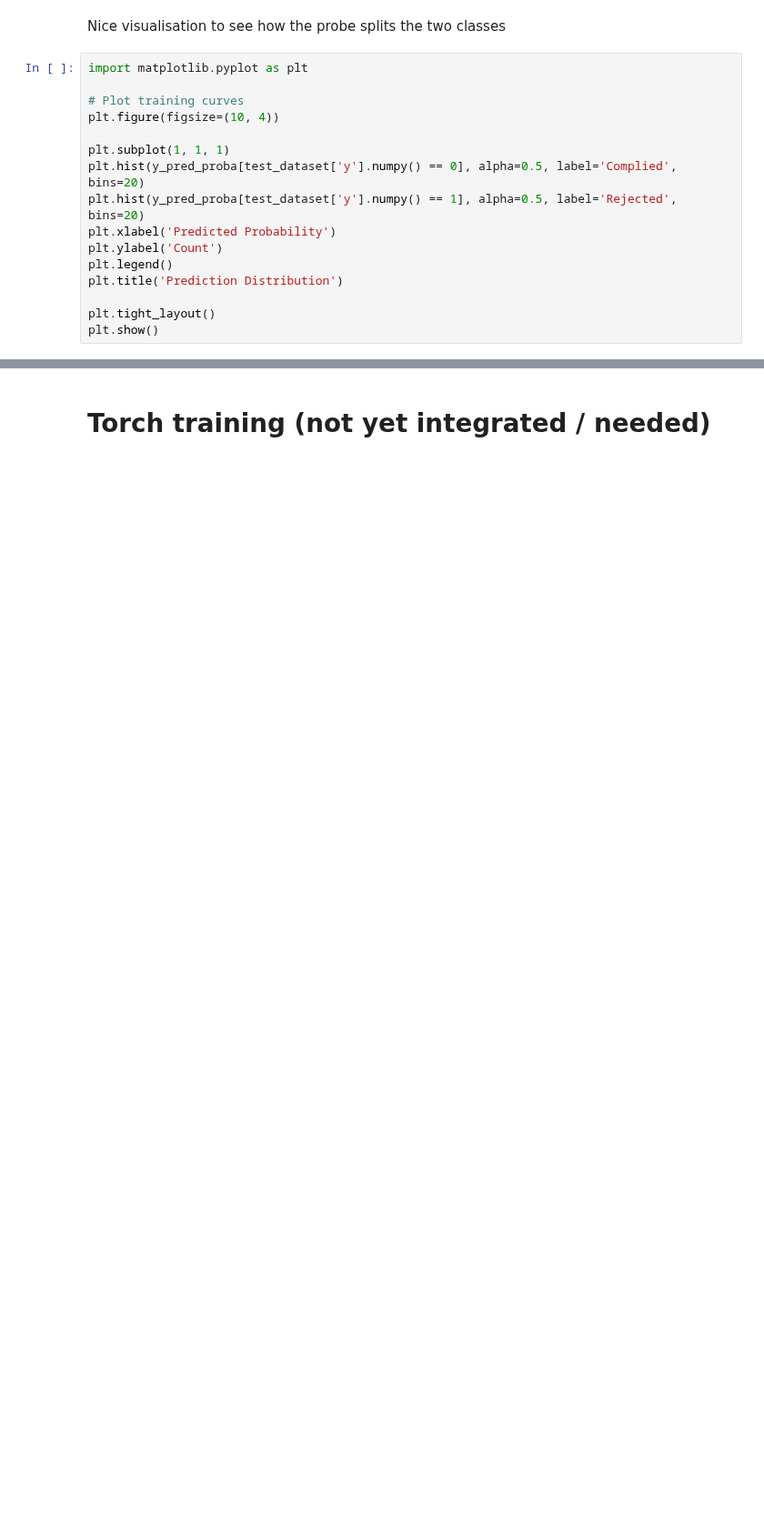
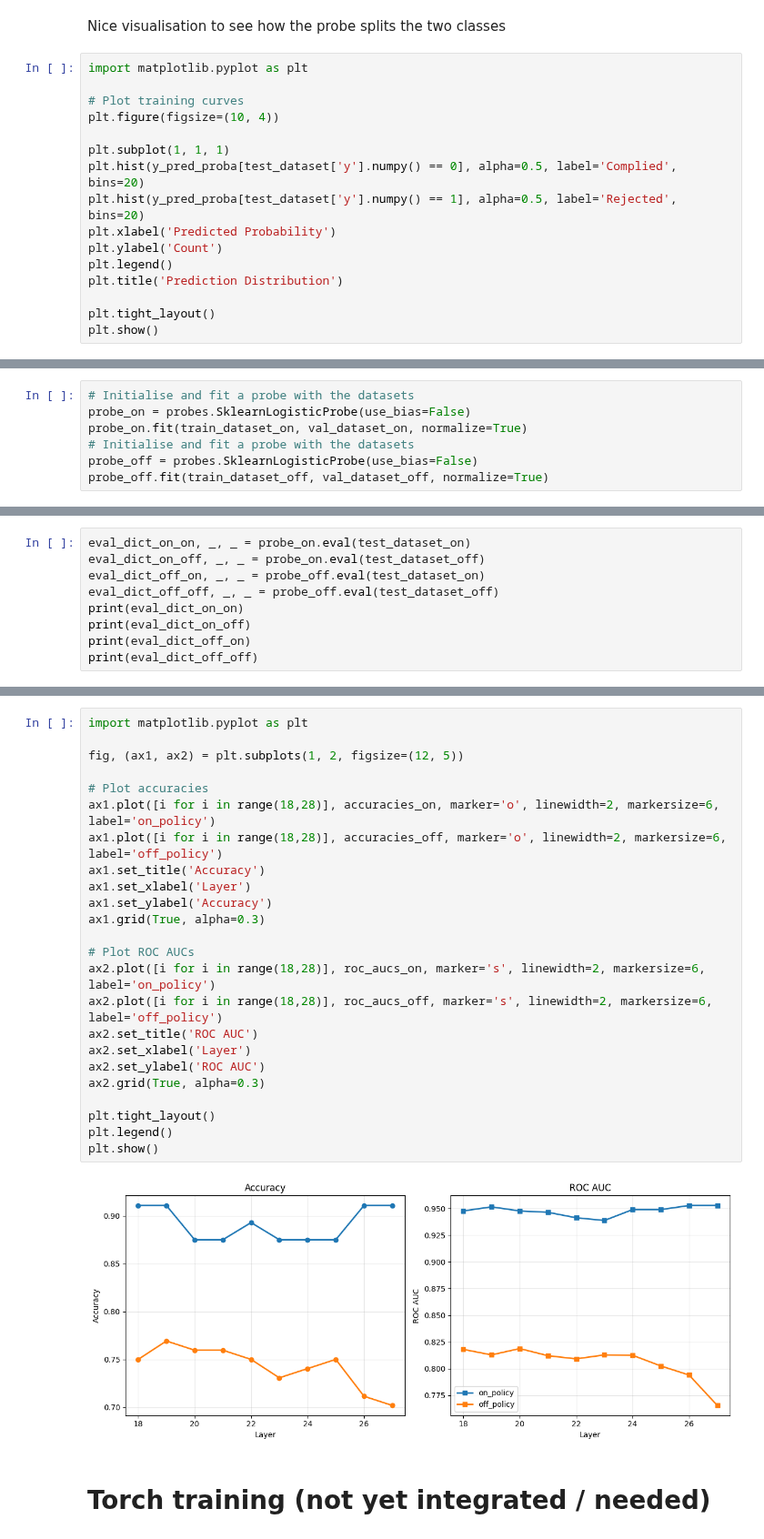
Before and after one commit to SamDower/LASR-probe-gen, a Jupyter notebook: notebooks/TrainProbe.ipynb, the cells around one changed output, grey strips where cells are left out. Shown at 91% size. Saved outputs shown, nothing was run; the diff lists cells and outputs as text; blank space fills up the shorter version.

```diff
--- a/notebooks/TrainProbe.ipynb
+++ b/notebooks/TrainProbe.ipynb
@@ -54,0 +112,7 @@ plt.show()
+# %%
+# Initialise and fit a probe with the datasets
+probe_on = probes.SklearnLogisticProbe(use_bias=False)
+probe_on.fit(train_dataset_on, val_dataset_on, normalize=True)
+# Initialise and fit a probe with the datasets
+probe_off = probes.SklearnLogisticProbe(use_bias=False)
+probe_off.fit(train_dataset_off, val_dataset_off, normalize=True)
@@ -54,0 +122,9 @@ plt.show()
+# %%
+eval_dict_on_on, _, _ = probe_on.eval(test_dataset_on)
+eval_dict_on_off, _, _ = probe_on.eval(test_dataset_off)
+eval_dict_off_on, _, _ = probe_off.eval(test_dataset_on)
+eval_dict_off_off, _, _ = probe_off.eval(test_dataset_off)
+print(eval_dict_on_on)
+print(eval_dict_on_off)
+print(eval_dict_off_on)
+print(eval_dict_off_off)
@@ -55,3 +251,29 @@ plt.show()
+# %%
+import matplotlib.pyplot as plt
+
+fig, (ax1, ax2) = plt.subplots(1, 2, figsize=(12, 5))
+
+# Plot accuracies
+ax1.plot([i for i in range(18,28)], accuracies_on, marker='o', linewidth=2, markersize=6, label='on_policy')
+ax1.plot([i for i in range(18,28)], accuracies_off, marker='o', linewidth=2, markersize=6, label='off_policy')
+ax1.set_title('Accuracy')
+ax1.set_xlabel('Layer')
+ax1.set_ylabel('Accuracy')
+ax1.grid(True, alpha=0.3)
+
+# Plot ROC AUCs
+ax2.plot([i for i in range(18,28)], roc_aucs_on, marker='s', linewidth=2, markersize=6, label='on_policy')
+ax2.plot([i for i in range(18,28)], roc_aucs_off, marker='s', linewidth=2, markersize=6, label='off_policy')
+ax2.set_title('ROC AUC')
+ax2.set_xlabel('Layer')
+ax2.set_ylabel('ROC AUC')
+ax2.grid(True, alpha=0.3)
+
+plt.tight_layout()
+plt.legend()
+plt.show()
+# %% [output]
+[figure, added]
 # %% [markdown]
 # Torch training (not yet integrated / needed)
 # %%
```
Also changed, not shown: parts of 17 cells of this notebook, 3 other files.
